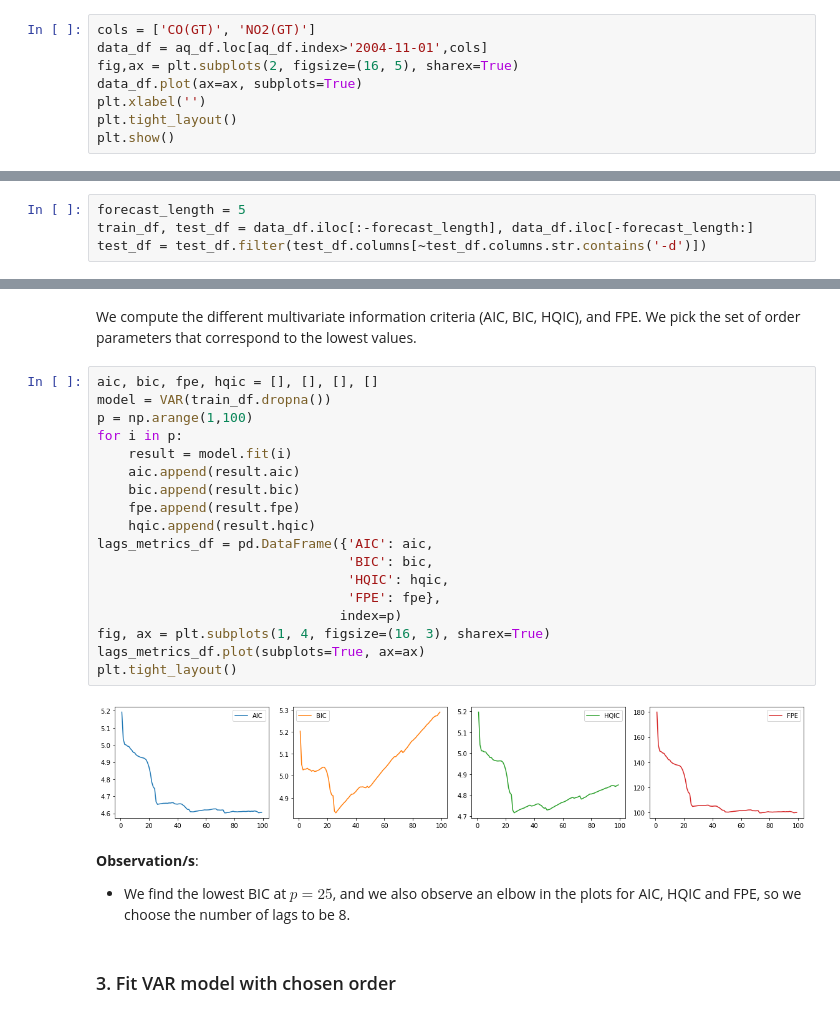
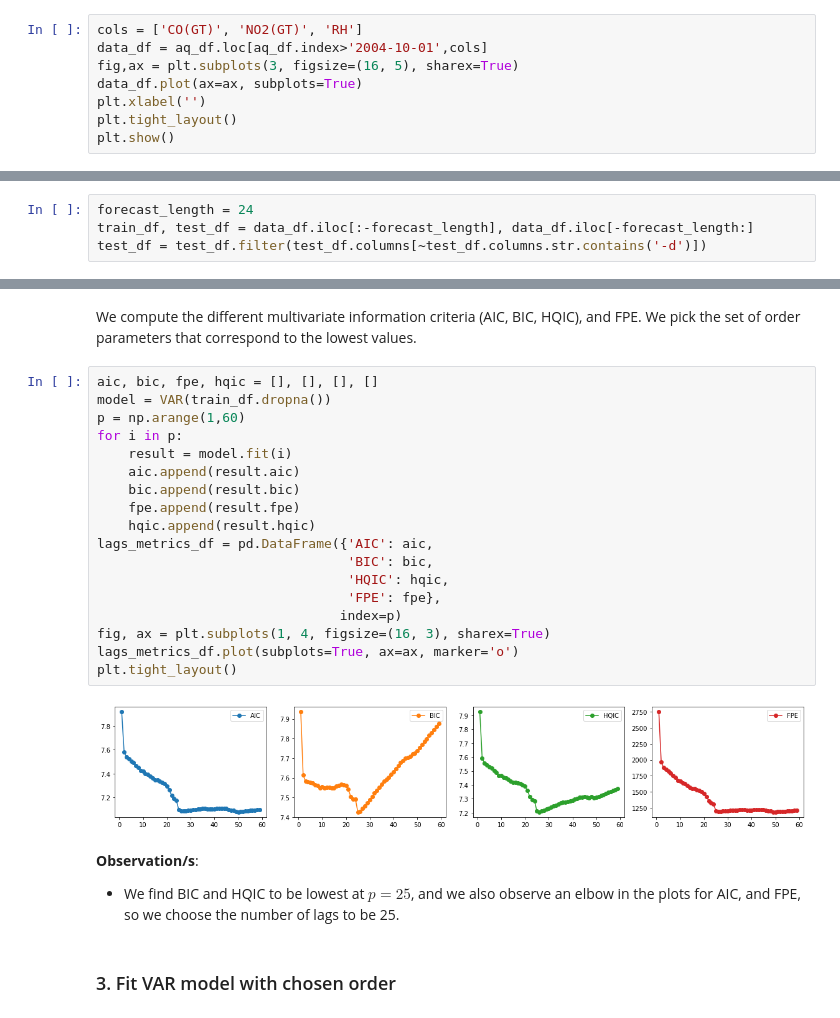
Before and after one commit to eloiventura/vector-autoregressive-methods, a Jupyter notebook: vector_autoregressive_methods_20201120.ipynb, the cells around one changed output, grey strips where cells are left out. Saved outputs shown, nothing was run; the diff lists cells and outputs as text.

```diff
--- a/vector_autoregressive_methods_20201120.ipynb
+++ b/vector_autoregressive_methods_20201120.ipynb
@@ -158,9 +160,9 @@ $$\rho_{i,j}(h) = \dfrac{Cov\left[y_{i,t}, y_{j,t-h} \right]}{\sigma_{i,t} \sigm
 # %% [markdown]
 For illustration, we consider the carbon monoxide and nitrous oxide time series from the Air Quality Dataset.
 # %%
-cols = ['CO(GT)', 'NO2(GT)']
-data_df = aq_df.loc[aq_df.index>'2004-11-01',cols]
-fig,ax = plt.subplots(2, figsize=(16, 5), sharex=True)
+cols = ['CO(GT)', 'NO2(GT)', 'RH']
+data_df = aq_df.loc[aq_df.index>'2004-10-01',cols]
+fig,ax = plt.subplots(3, figsize=(16, 5), sharex=True)
 data_df.plot(ax=ax, subplots=True)
 plt.xlabel('')
 plt.tight_layout()
@@ -454,7 +430,7 @@ adf_res_df.round(4)
 # %% [markdown]
 ### 2. Split data into train and test sets
 # %%
-forecast_length = 5
+forecast_length = 24
 train_df, test_df = data_df.iloc[:-forecast_length], data_df.iloc[-forecast_length:]
 test_df = test_df.filter(test_df.columns[~test_df.columns.str.contains('-d')])
 # %% [markdown]
@@ -464,26 +440,26 @@ We compute the different multivariate information criteria (AIC, BIC, HQIC), and
 # %%
 aic, bic, fpe, hqic = [], [], [], []
 model = VAR(train_df.dropna())
-p = np.arange(1,100)
+p = np.arange(1,60)
 for i in p:
     result = model.fit(i)
     aic.append(result.aic)
     bic.append(result.bic)
     fpe.append(result.fpe)
     hqic.append(result.hqic)
 lags_metrics_df = pd.DataFrame({'AIC': aic,
                                 'BIC': bic,
                                 'HQIC': hqic,
                                 'FPE': fpe},
                                index=p)
 fig, ax = plt.subplots(1, 4, figsize=(16, 3), sharex=True)
-lags_metrics_df.plot(subplots=True, ax=ax)
+lags_metrics_df.plot(subplots=True, ax=ax, marker='o')
 plt.tight_layout()
 # %% [output]
-[figure, old version]
+[figure, new version]
 # %% [markdown]
 **Observation/s**:
-- We find the lowest BIC at $p=25$, and we also observe an elbow in the plots for AIC, HQIC and FPE, so we choose the number of lags to be 8.
+- We find BIC and HQIC to be lowest at $p=25$, and we also observe an elbow in the plots for AIC, and FPE, so we choose the number of lags to be 25.
 # %% [markdown]
 ### 3. Fit VAR model with chosen order
 # %%
```
Also changed, not shown: parts of 31 cells of this notebook.
